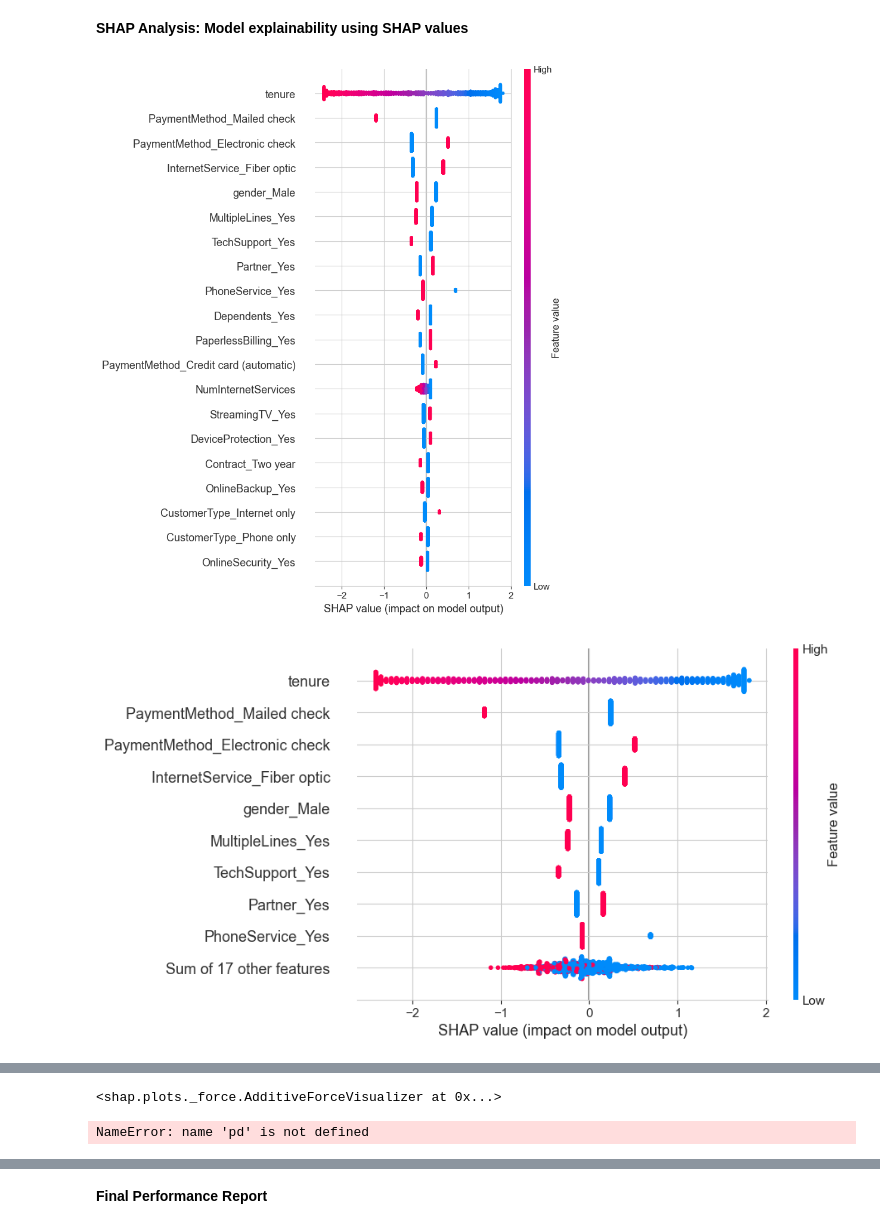
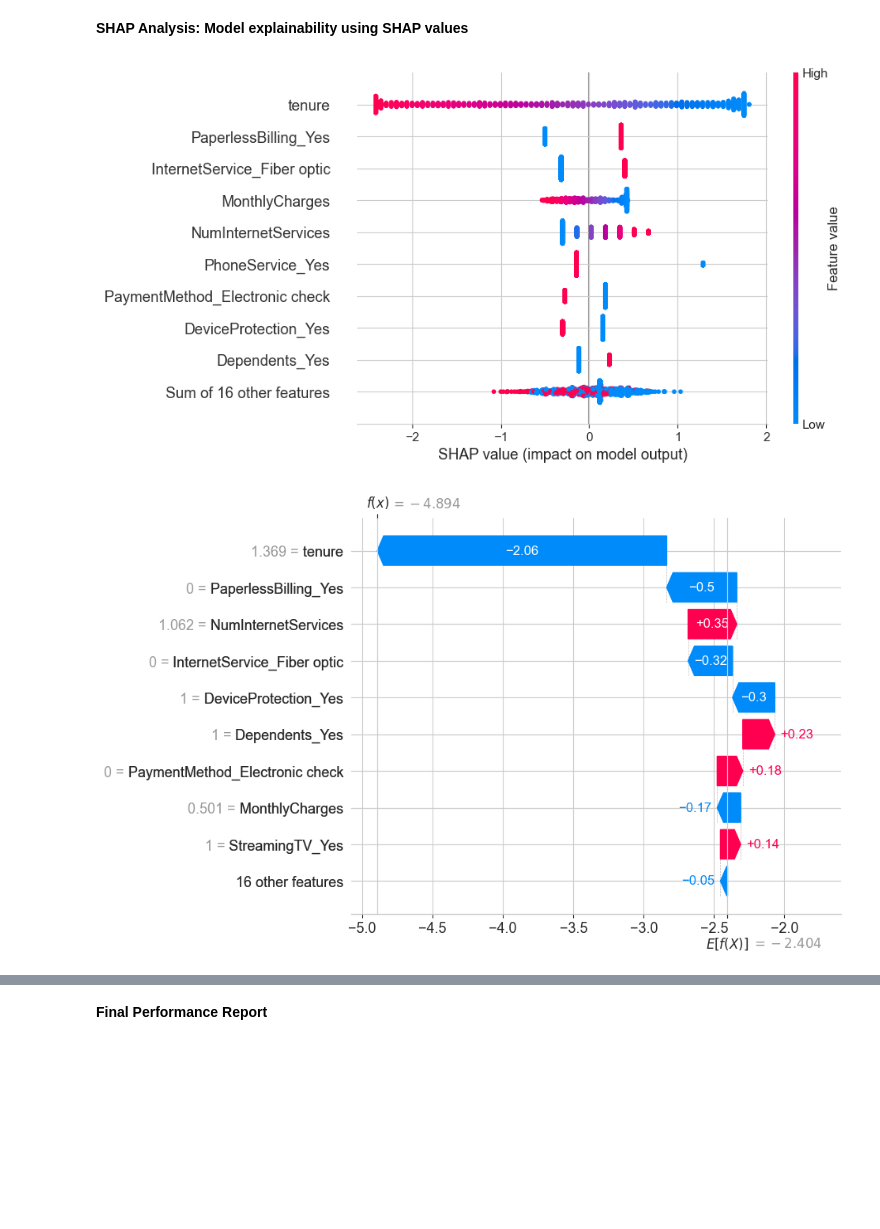
Before and after one commit to ka-kwok/telecom-churn-ml-prediction, a Jupyter notebook: jupyter_notebooks/4.predictive_model.ipynb, the cells around one changed output, grey strips where cells are left out. Saved outputs shown, nothing was run; the diff lists cells and outputs as text; code cells hidden in the pictures; blank space fills up the shorter version.

Commit message:
remove SeniorCitizen and gender features for model training

```diff
--- a/jupyter_notebooks/4.predictive_model.ipynb
+++ b/jupyter_notebooks/4.predictive_model.ipynb
@@ -121,8 +134,8 @@ Split features and target for train-test
 from sklearn.model_selection import train_test_split
 
 # Split into features and target
-X = df_encoded.drop(["Churn_Yes"], axis=1)
-y = df_encoded["Churn_Yes"]
+X = df_model.drop(["Churn_Yes"], axis=1)
+y = df_model["Churn_Yes"]
 
 X_train, X_test, y_train, y_test = train_test_split(X, y, test_size=0.2, random_state=89)
 print("* Train set:", X_train.shape, y_train.shape, "\n* Test set:", X_test.shape, y_test.shape)
@@ -383,9 +398,9 @@ models_search = {
 }
 
 params_search = {
-    "AdaBoostClassifier": {"model__n_estimators": [50, 70]},
-    "GradientBoostingClassifier": {"model__n_estimators": [40, 70]},
-    "LogisticRegression": {"model__C": [0.1, 1.0, 2.0]}
+    "AdaBoostClassifier": {"model__n_estimators": [30, 50, 70]},
+    "GradientBoostingClassifier": {"model__n_estimators": [30, 40, 70]},
+    "LogisticRegression": {"model__C": [1.0, 2.0]}
 }
 # %%
 search = HyperparameterOptimizationSearch(models=models_search, params=params_search)
@@ -433,0 +464,15 @@ grid_metrics
+# %%
+models_search = {
+    "LogisticRegression":LogisticRegression(max_iter=1000, random_state=89),
+}
+
+params_search = {
+    "LogisticRegression": {"model__C": [1.0]}
+}
+search = HyperparameterOptimizationSearch(models=models_search, params=params_search)
+search.fit(X_train, y_train,
+           scoring='accuracy',
+           n_jobs=-1,
+           cv=2)
+grid_search_summary, grid_search_pipelines = search.score_summary(sort_by='mean_score')
+grid_search_summary
@@ -575,7 +628,7 @@ best_features
 # %%
 X_train, X_test,y_train, y_test = train_test_split(
-                                    df_encoded.drop(['Churn_Yes'],axis=1),
-                                    df_encoded['Churn_Yes'],
+                                    df_model.drop(['Churn_Yes'],axis=1),
+                                    df_model['Churn_Yes'],
                                     test_size=0.2,
                                     random_state=89
                                     )
@@ -637,13 +685,11 @@ grid_search_summary
 # %%
 # SHAP values for model interpretability
 
 import shap
 explainer = shap.Explainer(best_pipeline['model'], X_train)
 shap_values = explainer(X_test)
 shap.plots.beeswarm(shap_values)
 shap.plots.waterfall(shap_values[0])
-shap.plots.force(shap_values[0])
-shap.summary_plot(shap_values, X_test)
 # %% [output]
-[figure, old version]
+[figure, new version]
-[figure, old version]
+[figure, new version]
@@ -651,38 +696 @@ shap.summary_plot(shap_values, X_test)
-<shap.plots._force.AdditiveForceVisualizer at 0x...>
-# %%
-import pandas as pd
-
-# SHAP Feature Importance Ranking - Shows features in order of importance
-
-# Calculate mean absolute SHAP values for global feature importance
-shap_importance = pd.DataFrame({
-    'Feature': X_test.columns,
-    'SHAP_Importance': np.abs(shap_values.values).mean(axis=0)
-}).sort_values('SHAP_Importance', ascending=False)
-
-print("🎯 SHAP Feature Importance Ranking (Top 15)")
-print("=" * 50)
-for i, (_, row) in enumerate(shap_importance.head(15).iterrows(), 1):
-    print(f"{i:2d}. {row['Feature']:<25} | SHAP Score: {row['SHAP_Importance']:.4f}")
-
-# Create horizontal bar plot for SHAP importance
-plt.figure(figsize=(10, 8))
-top_features = shap_importance.head(15)
-colors = ['#ff4444' if imp > shap_importance['SHAP_Importance'].median() else '#4444ff'
-          for imp in top_features['SHAP_Importance']]
-
-plt.barh(range(len(top_features)), top_features['SHAP_Importance'], color=colors)
-plt.yticks(range(len(top_features)), top_features['Feature'])
-plt.xlabel('Mean |SHAP Value| (Feature Importance)')
-plt.title('📊 SHAP Feature Importance Ranking\n(Red = High Impact, Blue = Moderate Impact)')
-plt.gca().invert_yaxis()
-plt.grid(axis='x', alpha=0.3)
-plt.tight_layout()
-plt.show()
-
-# Display the full ranking table
-print("\n📈 Complete SHAP Feature Importance Table:")
-shap_importance.style.background_gradient(subset=['SHAP_Importance'], cmap='Reds')
-# %% [output]
-NameError: name 'pd' is not defined
 # %% [markdown]
```
Also changed, not shown: parts of 37 cells of this notebook.
